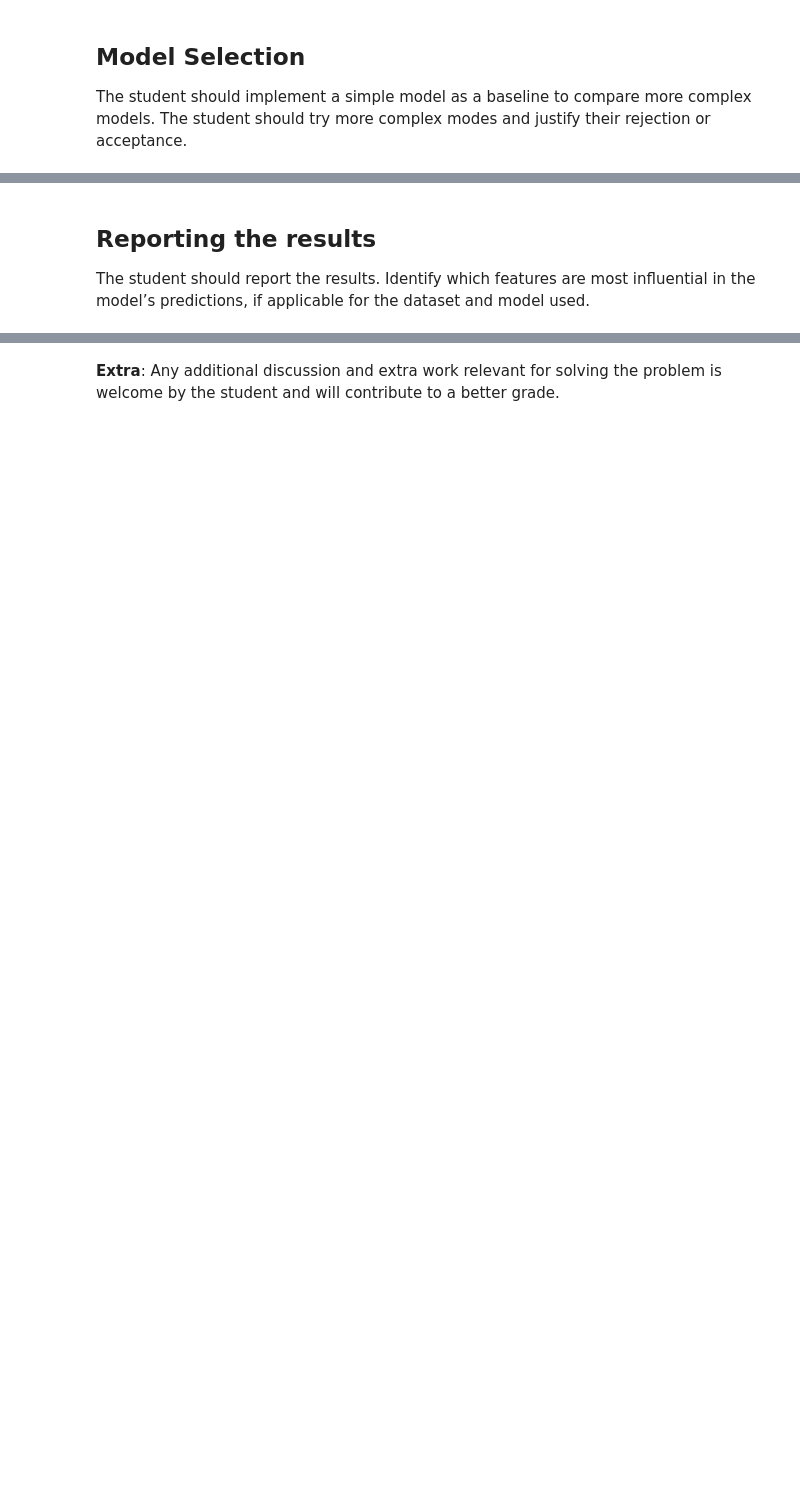
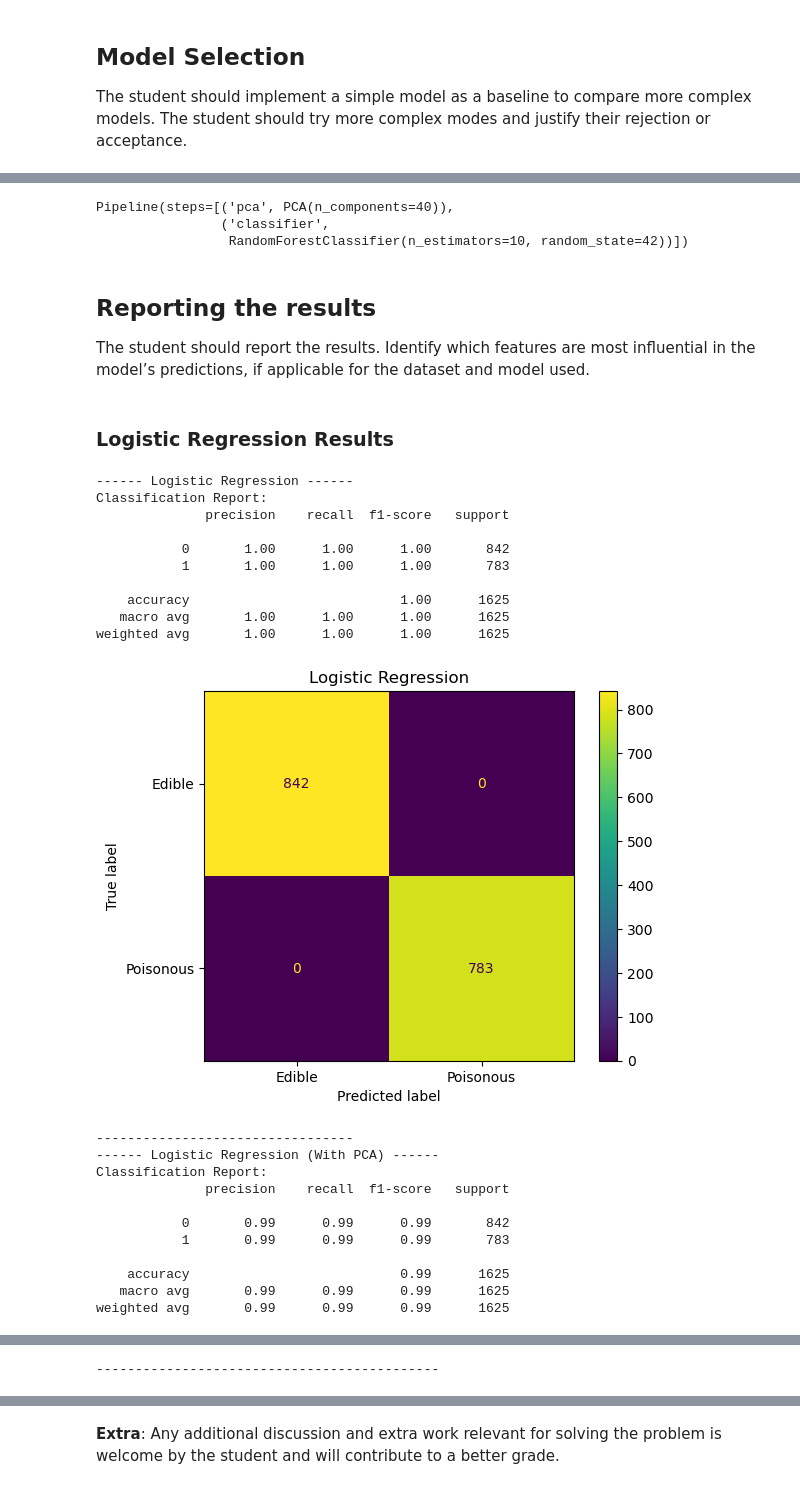
Before and after one commit to Tietgen-ITU/applied-artificial-intelligence, a Jupyter notebook: exam/assignment-01/First_assignment_dataset_3.ipynb, the cells around one changed output, grey strips where cells are left out. Cells and saved outputs as stored; diff of their text form; code cells hidden in the pictures; blank space fills up the shorter version.

Commit message:
Implement first attempt on assignment 1 (#12)
* Implement first attempt (Logisitc Regression with PCA)

* Improve the first attempt on assignment 1

```diff
--- a/exam/assignment-01/First_assignment_dataset_3.ipynb
+++ b/exam/assignment-01/First_assignment_dataset_3.ipynb
@@ -40,3 +174,5 @@ If applicable, the student will create new features from existing data to improv
 ## **Data Transformation**
 
 The student should prepare the data for the training. Augmenting, splitting, and otherwise transforming should be done here.
+# %%
+X_train, X_test, y_train, y_test = train_test_split(X_df, y_df, test_size=0.2, stratify=y_df, random_state=1023)
@@ -47,0 +219,6 @@ The student should implement a simple model as a baseline to compare more comple
+# %%
+logistic_regression_pipeline = Pipeline([
+    ('classifier', LogisticRegression( random_state=42))
+])
+
+logistic_regression_pipeline.fit(X_train, y_train.values.ravel())
@@ -47,0 +229,7 @@ The student should implement a simple model as a baseline to compare more comple
+# %%
+logistic_regression_pca_pipeline = Pipeline([
+    ('pca', PCA(n_components=num_components)),
+    ('classifier', LogisticRegression())
+])
+
+logistic_regression_pca_pipeline.fit(X_train, y_train.values.ravel())
@@ -48,4 +256,63 @@ The student should implement a simple model as a baseline to compare more comple
+# %%
+random_forest_pca_pipeline = Pipeline([
+    ('pca', PCA(n_components=num_components)),
+    ('classifier', RandomForestClassifier(n_estimators=num_estimators, random_state=42))
+])
+
+random_forest_pca_pipeline.fit(X_train, y_train.values.ravel())
+# %% [output]
+Pipeline(steps=[('pca', PCA(n_components=40)),
+                ('classifier',
+                 RandomForestClassifier(n_estimators=10, random_state=42))])
 # %% [markdown]
 ## **Reporting the results**
 
 The student should report the results. Identify which features are most influential in the model’s predictions, if applicable for the dataset and model used.
+# %%
+from sklearn.metrics import accuracy_score, classification_report, confusion_matrix, ConfusionMatrixDisplay
+from matplotlib import pyplot as plt
+
+def evaluate_classifier(model, X_test, y_test, title="Classifier Evaluation"):
+    title_display = f"------ {title} ------"
+    print(title_display)
+    predictions = model.predict(X_test)
+
+    classification_report_result = classification_report(y_test, predictions)
+    print("Classification Report:")
+    print(classification_report_result)
+
+    confusion_matrix_result = confusion_matrix(y_test, predictions)
+    cm_plot = ConfusionMatrixDisplay(confusion_matrix_result, display_labels=["Edible", "Poisonous"])
+    cm_plot.plot()
+    plt.title(title)
+    plt.show()
+
+    print(len(title_display) * "-")
+# %% [markdown]
+### Logistic Regression Results
+# %%
+evaluate_classifier(logistic_regression_pipeline, X_test, y_test, title="Logistic Regression")
+evaluate_classifier(logistic_regression_pca_pipeline, X_test, y_test, title="Logistic Regression (With PCA)")
+# %% [output]
+------ Logistic Regression ------
+Classification Report:
+              precision    recall  f1-score   support
+
+           0       1.00      1.00      1.00       842
+           1       1.00      1.00      1.00       783
+
+    accuracy                           1.00      1625
+   macro avg       1.00      1.00      1.00      1625
+weighted avg       1.00      1.00      1.00      1625
+[figure, added]
+---------------------------------
+------ Logistic Regression (With PCA) ------
+Classification Report:
+              precision    recall  f1-score   support
+
+           0       0.99      0.99      0.99       842
+           1       0.99      0.99      0.99       783
+
+    accuracy                           0.99      1625
+   macro avg       0.99      0.99      0.99      1625
+weighted avg       0.99      0.99      0.99      1625
@@ -51,0 +320 @@ The student should report the results. Identify which features are most influent
+--------------------------------------------
```
Also changed, not shown: parts of 28 cells of this notebook.
